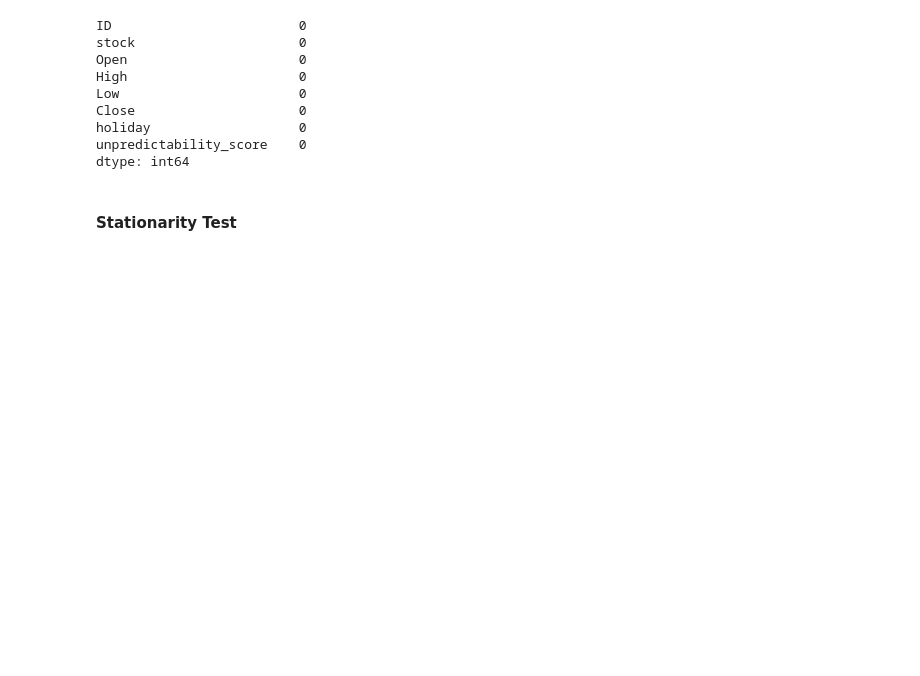
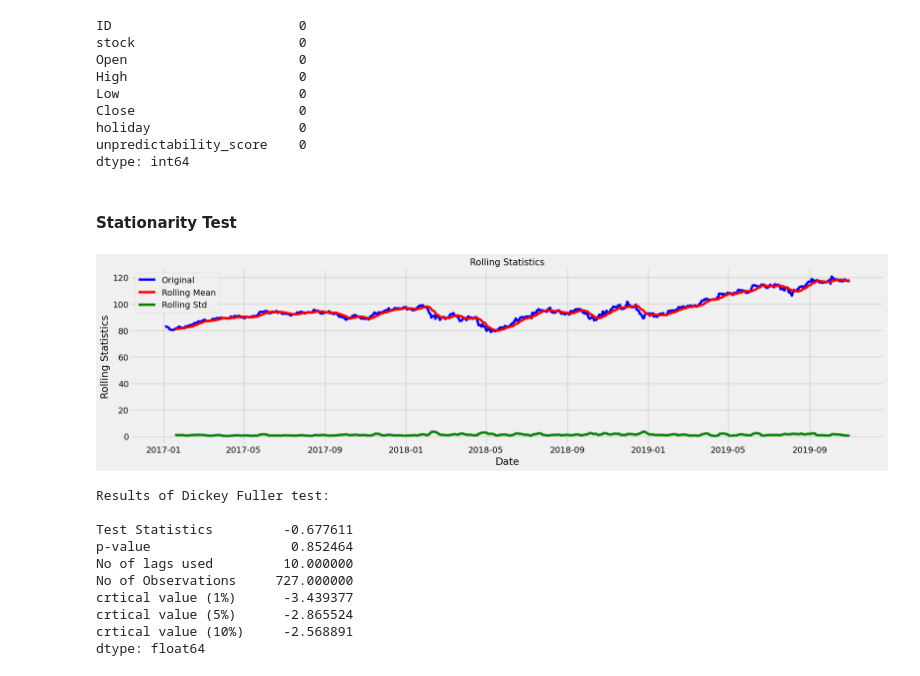
Before and after one commit to NishanD21/ARIMAX-time-series-model-on-stock-prices, a Jupyter notebook: arimax_analysis.ipynb, the cells around one changed output. Cells and saved outputs as stored; diff of their text form; code cells hidden in the pictures; blank space fills up the shorter version.

```diff
--- a/arimax_analysis.ipynb
+++ b/arimax_analysis.ipynb
@@ -219,4 +219,24 @@ def test_stationarity(timeseries):
     plt.show()
 
     # dickey fuller test
-    adf_test = adfuller(timeseries)
+    print('Results of Dickey Fuller test:\n')
+    adf_test = adfuller(timeseries, autolag='AIC')
+    output = pd.Series(adf_test[0:4],index = ['Test Statistics', 'p-value','No of lags used','No of Observations'])
+
+    for key,value in adf_test[4].items():
+        output['crtical value (%s)' %key] = value
+    print(output)
+# %%
+test_stationarity(df2['Close'])
+# %% [output]
+[figure, added]
+Results of Dickey Fuller test:
+
+Test Statistics         -0.677611
+p-value                  0.852464
+No of lags used         10.000000
+No of Observations     727.000000
+crtical value (1%)      -3.439377
+crtical value (5%)      -2.865524
+crtical value (10%)     -2.568891
+dtype: float64
```
Also changed, not shown: parts of 4 cells of this notebook.
